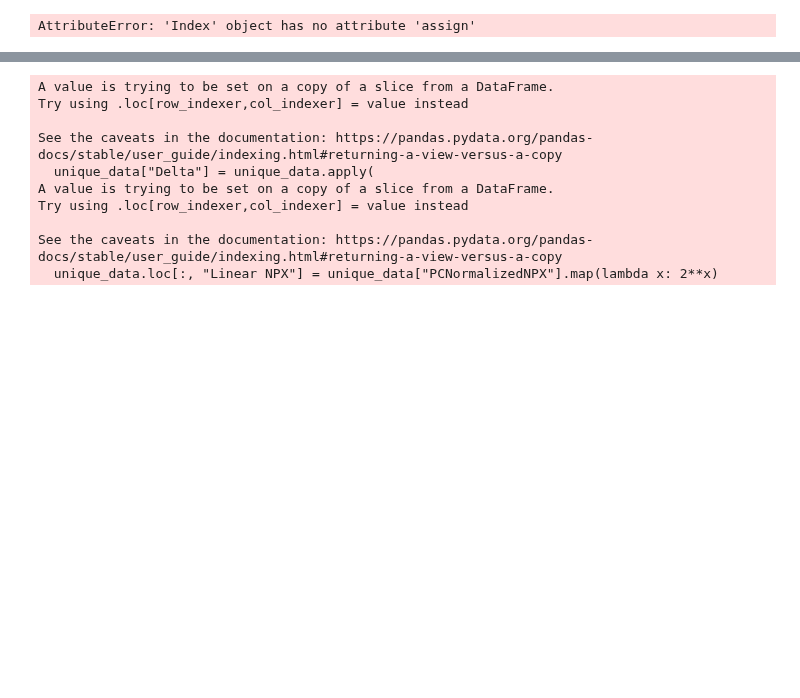
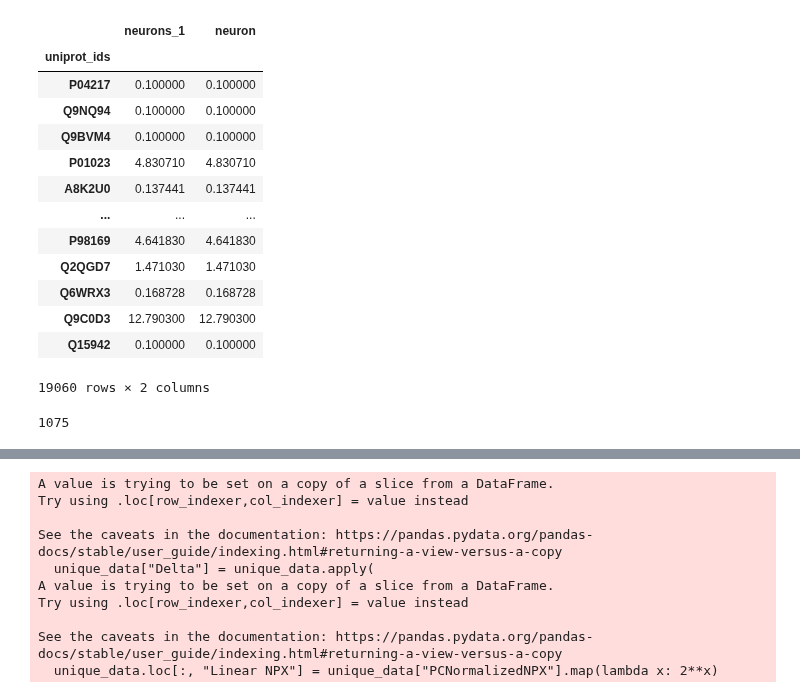
Before and after one commit to Walt-Lab/bdev_mass_spec, a Jupyter notebook: HT_analysis.ipynb, the cells around one changed output, grey strips where cells are left out. Cells and saved outputs as stored; diff of their text form; code cells hidden in the pictures; blank space fills up the shorter version.

Commit message:
fixing cell type specificity function

```diff
--- a/HT_analysis.ipynb
+++ b/HT_analysis.ipynb
@@ -185,4 +184,22 @@ def clean_up_raw_data(raw_data, plate_layout_path):
         values="Linear NPX",
     )
     return tidy_data
+# %%
+# brain_rna_seq = map_hgnc_ids(brain_rna_seq_path)
+mean_cell_type(brain_rna_seq, "neuron")
+# %% [output]
+|  | neurons_1 | neuron |
+| uniprot_ids |  |  |
+| P04217 | 0.100000 | 0.100000 |
+| Q9NQ94 | 0.100000 | 0.100000 |
+| Q9BVM4 | 0.100000 | 0.100000 |
+| P01023 | 4.830710 | 4.830710 |
+| A8K2U0 | 0.137441 | 0.137441 |
+| ... | ... | ... |
+| P98169 | 4.641830 | 4.641830 |
+| Q2QGD7 | 1.471030 | 1.471030 |
+| Q6WRX3 | 0.168728 | 0.168728 |
+| Q9C0D3 | 12.790300 | 12.790300 |
+| Q15942 | 0.100000 | 0.100000 |
+19060 rows × 2 columns
 # %%
@@ -495,9 +459,11 @@ def cell_type_enrichment(
 
     return cell_type_uniprot_ids
 # %%
-brain_rna_seq = map_hgnc_ids(brain_rna_seq_path)
-cell_type_uniprot_ids = cell_type_enrichment(
+# brain_rna_seq = map_hgnc_ids(brain_rna_seq_path)
+output = cell_type_enrichment(
     brain_rna_seq, "microglia", "tau", 0.75
 )
-# %% [output]
-AttributeError: 'Index' object has no attribute 'assign'
+# %%
+len(output)
+# %% [output]
+1075
```
Also changed, not shown: parts of 3 cells of this notebook.
